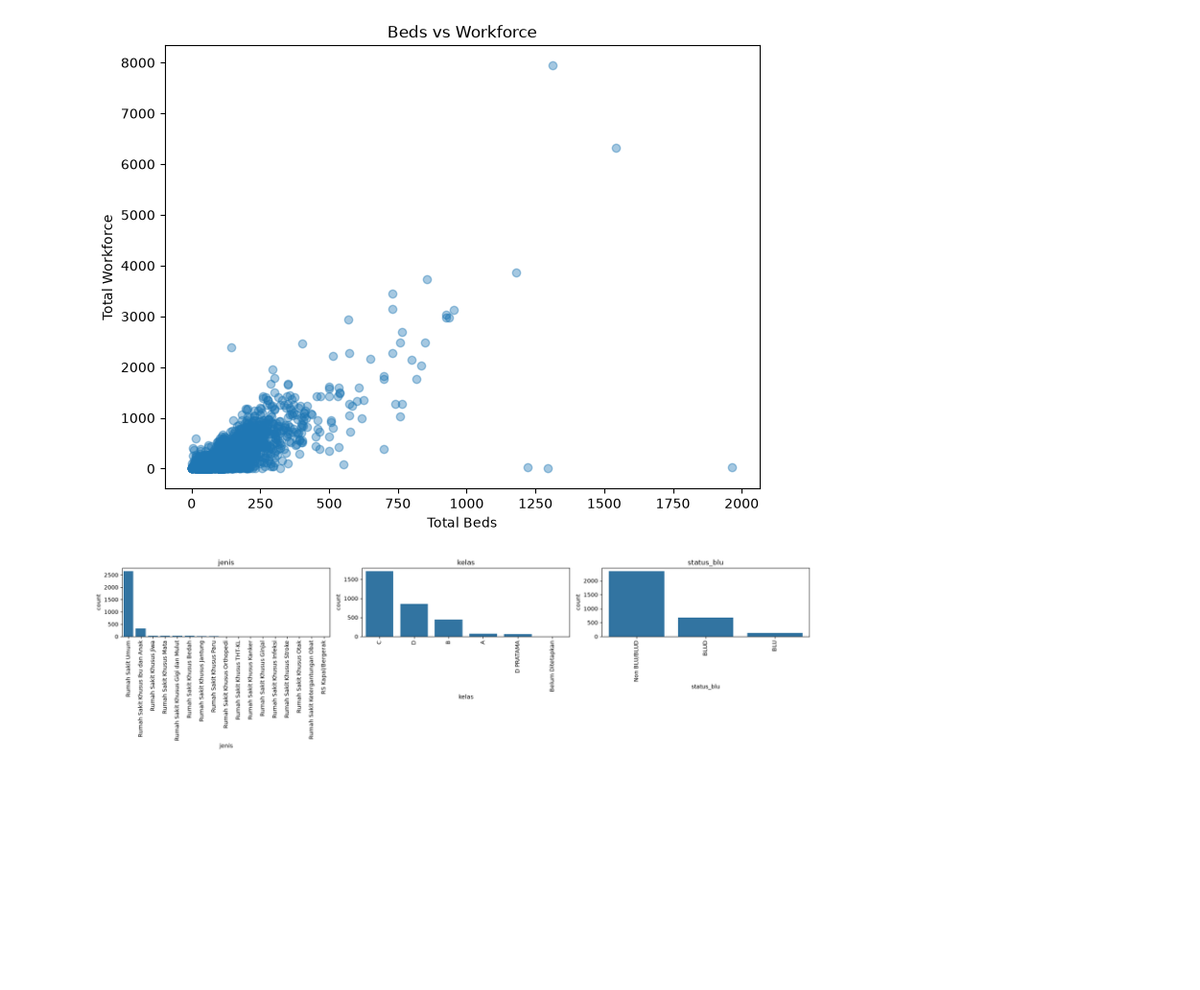
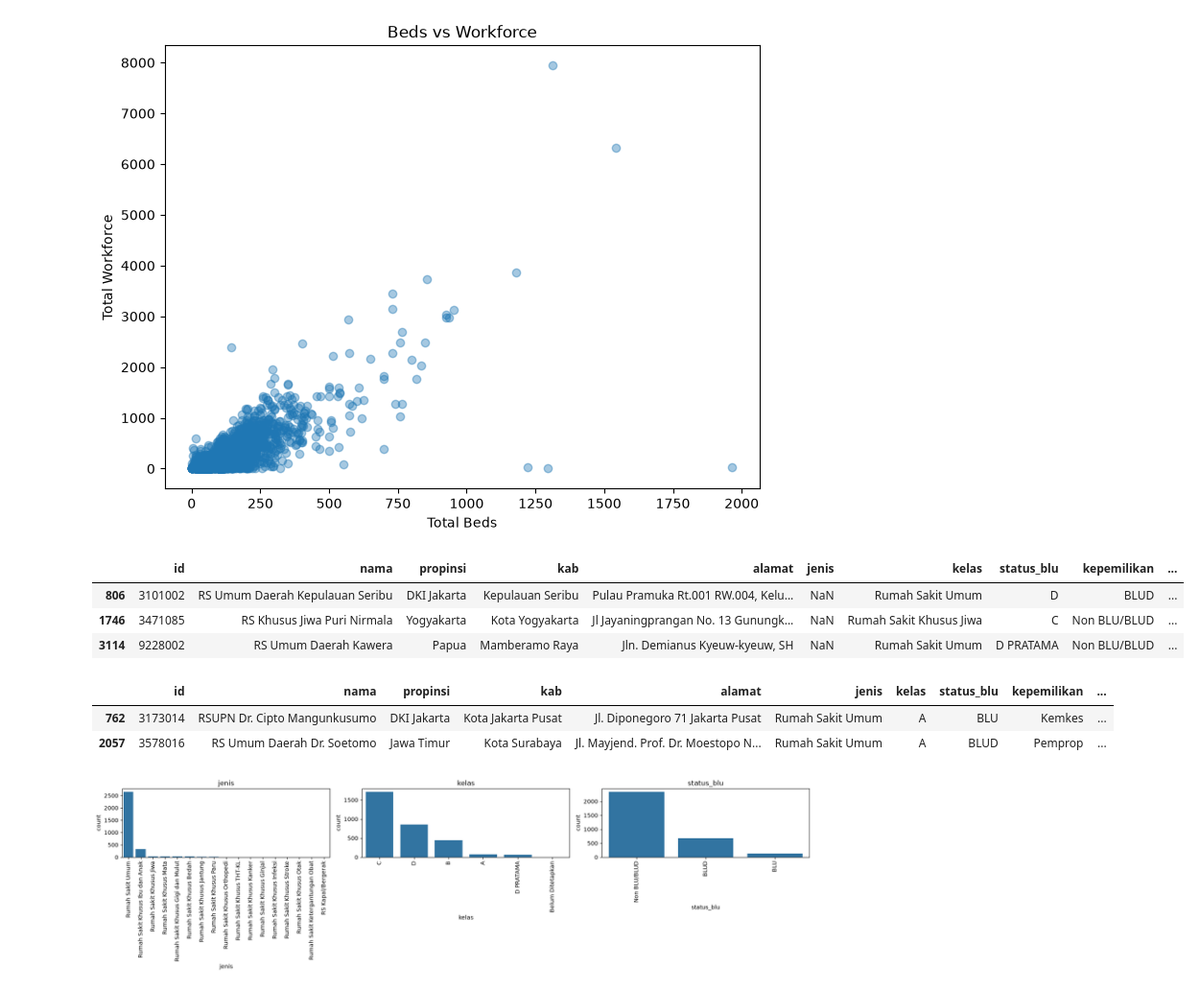
Before and after one commit to fariz-armesta/hospital-bed-forecast, a Jupyter notebook: notebooks/01A_hospital_cleaning.ipynb, the cells around one changed output. Shown at 96% size. Saved outputs shown, nothing was run; the diff lists cells and outputs as text; code cells hidden in the pictures; blank space fills up the shorter version.

```diff
--- a/notebooks/01_data_cleaning.ipynb
+++ b/notebooks/01A_hospital_cleaning.ipynb
@@ -157,8 +116,21 @@ plt.title('Beds vs Workforce')
 plt.show()
 # %% [output]
 [figure]
+# %%
+df[((df['total_tempat_tidur'] > 1000) & (df['total_tenaga_kerja'] < 100))]
+# %% [output]
+|  | id | nama | propinsi | kab | alamat | jenis | kelas | status_blu | kepemilikan | ... |
+| 806 | 3101002 | RS Umum Daerah Kepulauan Seribu | DKI Jakarta | Kepulauan Seribu | Pulau Pramuka Rt.001 RW.004, Kelu... | NaN | Rumah Sakit Umum | D | BLUD | ... |
+| 1746 | 3471085 | RS Khusus Jiwa Puri Nirmala | Yogyakarta | Kota Yogyakarta | Jl Jayaningprangan No. 13 Gunungk... | NaN | Rumah Sakit Khusus Jiwa | C | Non BLU/BLUD | ... |
+| 3114 | 9228002 | RS Umum Daerah Kawera | Papua | Mamberamo Raya | Jln. Demianus Kyeuw-kyeuw, SH | NaN | Rumah Sakit Umum | D PRATAMA | Non BLU/BLUD | ... |
 # %%
 df = df[~((df['total_tempat_tidur'] > 1000) & (df['total_tenaga_kerja'] < 100))]
+# %%
+df[((df['total_tempat_tidur'] > 1000) & (df['total_tenaga_kerja'] > 5000))]
+# %% [output]
+|  | id | nama | propinsi | kab | alamat | jenis | kelas | status_blu | kepemilikan | ... |
+| 762 | 3173014 | RSUPN Dr. Cipto Mangunkusumo | DKI Jakarta | Kota Jakarta Pusat | Jl. Diponegoro 71 Jakarta Pusat | Rumah Sakit Umum | A | BLU | Kemkes | ... |
+| 2057 | 3578016 | RS Umum Daerah Dr. Soetomo | Jawa Timur | Kota Surabaya | Jl. Mayjend. Prof. Dr. Moestopo N... | Rumah Sakit Umum | A | BLUD | Pemprop | ... |
 # %%
 cat_cols = ['jenis', 'kelas', 'status_blu']
 
```
Also changed, not shown: parts of 4 cells of this notebook, 1 other file.
